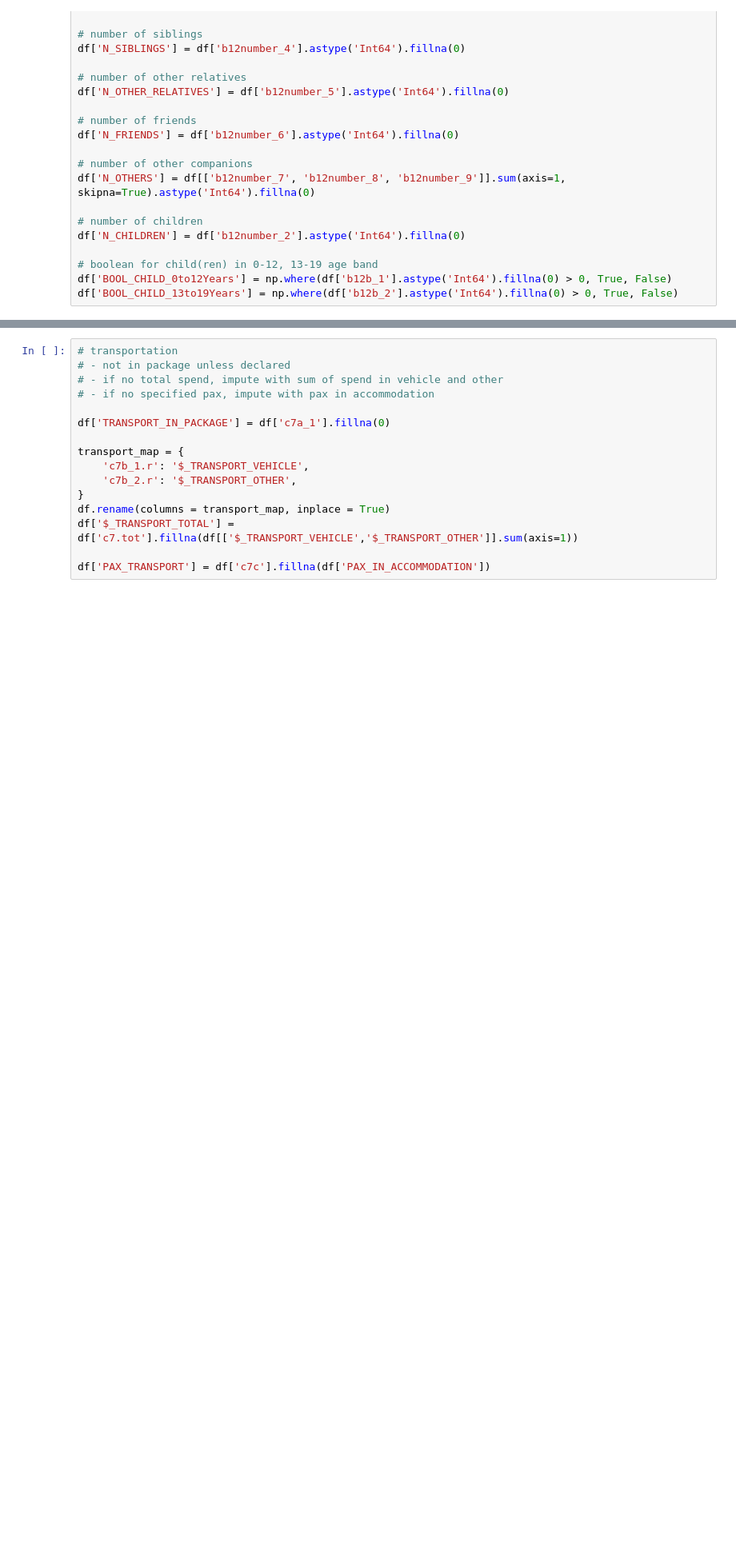
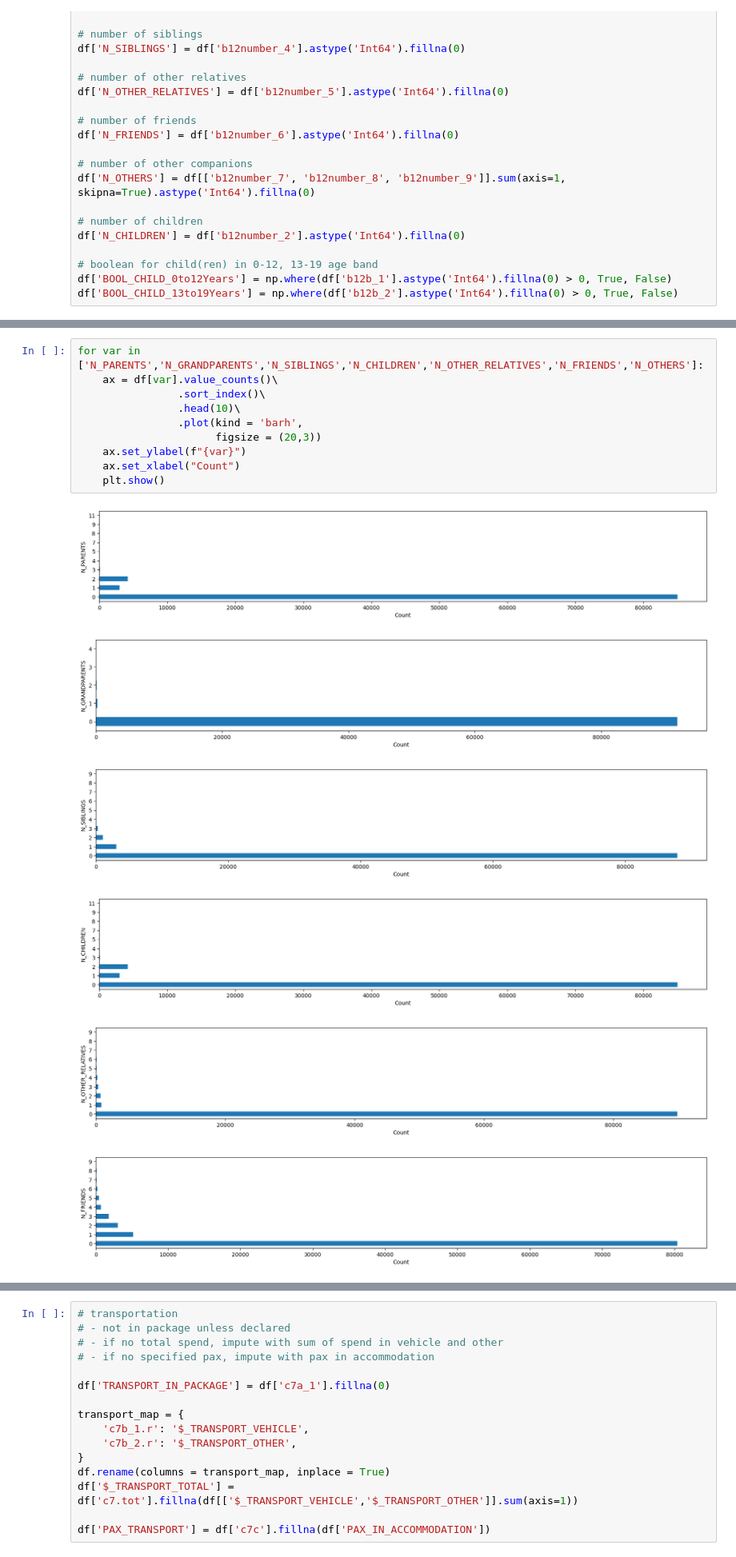
Before and after one commit to arushisinha98/data-explorer, a Jupyter notebook: notebooks/CleanOVS.ipynb, the cells around one changed output, grey strips where cells are left out. Shown at 80% size. Saved outputs shown, nothing was run; the diff lists cells and outputs as text; blank space fills up the shorter version.

```diff
--- a/notebooks/CleanOVS.ipynb
+++ b/notebooks/CleanOVS.ipynb
@@ -380,0 +424,17 @@ StackedHorizontalBar(df, 'BOOL_CHILD_13to19Years')
+# %%
+for var in ['N_PARENTS','N_GRANDPARENTS','N_SIBLINGS','N_CHILDREN','N_OTHER_RELATIVES','N_FRIENDS','N_OTHERS']:
+    ax = df[var].value_counts()\
+                .sort_index()\
+                .head(10)\
+                .plot(kind = 'barh',
+                      figsize = (20,3))
+    ax.set_ylabel(f"{var}")
+    ax.set_xlabel("Count")
+    plt.show()
+# %% [output]
+[figure, added]
+[figure, added]
+[figure, added]
+[figure, added]
+[figure, added]
+[figure, added]
```
Also changed, not shown: parts of 11 cells of this notebook.
